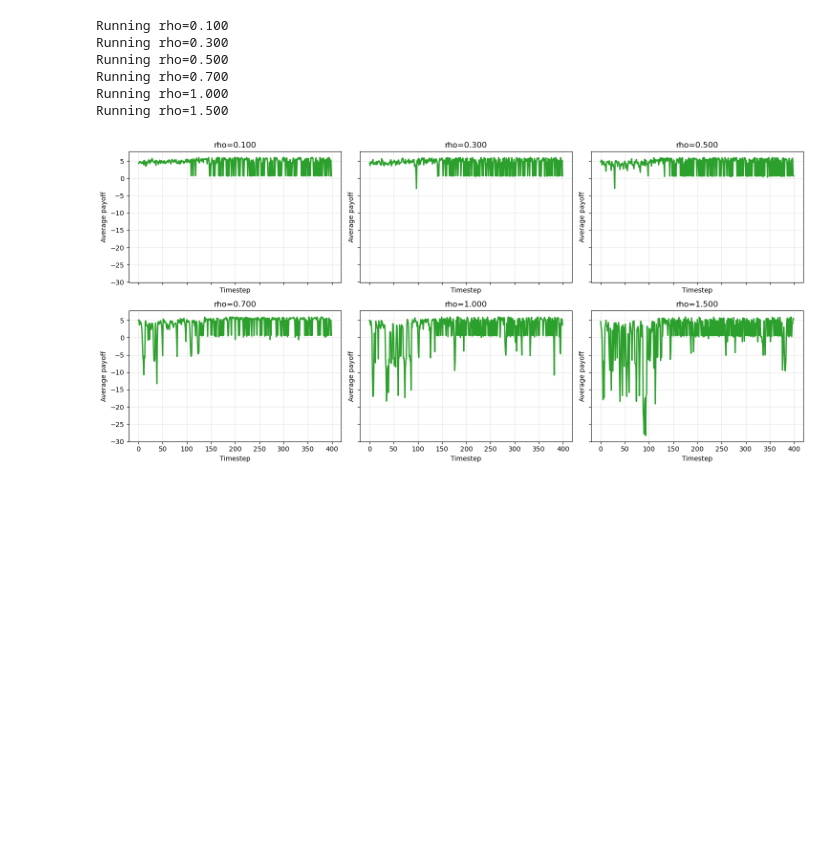
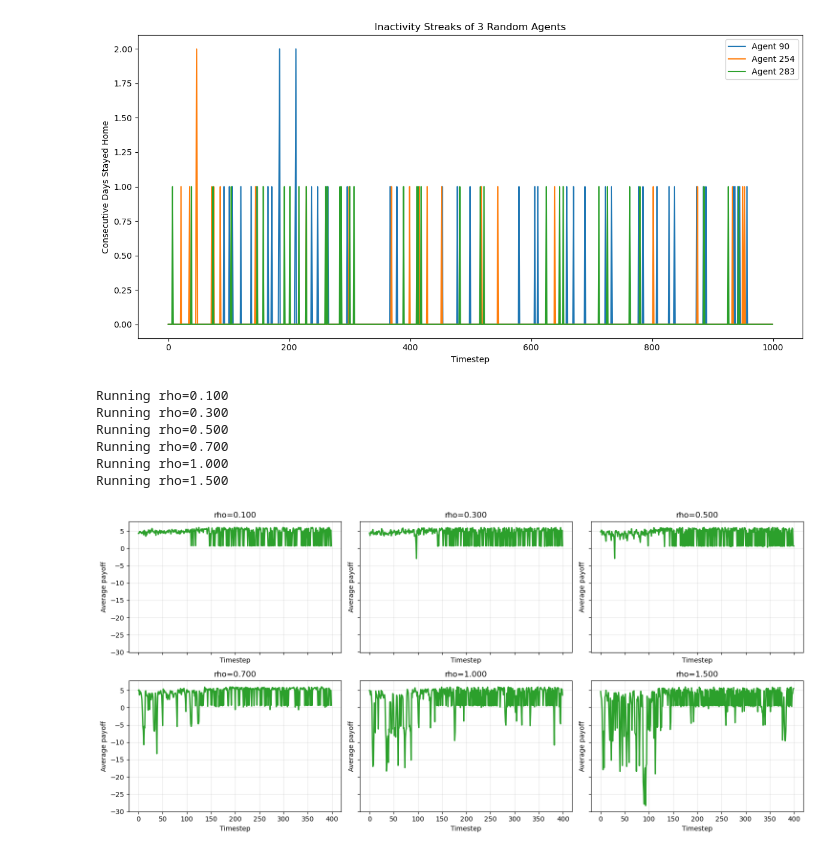
Before and after one commit to DragonsAreFuckingCool/discrete-probability-multi-agent-reinforcement-learning, a Jupyter notebook: IndividualPunishment.ipynb, the cells around one changed output. Cells and saved outputs as stored; diff of their text form; code cells hidden in the pictures; blank space fills up the shorter version.

```diff
--- a/IndividualPunishment.ipynb
+++ b/IndividualPunishment.ipynb
@@ -347,3 +360,49 @@ plt.show()
+# %%
+def plot_inactivity_streaks(chosen_history, n_agents=3, seed=0):
+    """
+    Plots inactivity streaks (consecutive days of staying home)
+    for n randomly chosen agents.
+
+    Parameters:
+    - actions_history: array of shape (T, N), entries in {0,1}
+    - n_agents: number of agents to plot streaks for
+    - seed: random seed for agent selection
+    """
+
+    np.random.seed(seed)
+    T, N = chosen_history.shape
+
+    # Choose random agents
+    chosen_agents = np.random.choice(N, size=n_agents, replace=False)
+
+    # Compute streaks
+    streaks = np.zeros((T, n_agents), dtype=int)
+
+    for idx, agent in enumerate(chosen_agents):
+        streak = 0
+        for t in range(T):
+            if chosen_history[t, agent] == 0:
+                streak += 1
+            else:
+                streak = 0
+            streaks[t, idx] = streak
+
+    # Plot
+    plt.figure(figsize=(12, 6))
+    for i in range(n_agents):
+        plt.plot(streaks[:, i], label=f"Agent {chosen_agents[i]}")
+
+    plt.xlabel("Timestep")
+    plt.ylabel("Consecutive Days Stayed Home")
+    plt.title(f"Inactivity Streaks of {n_agents} Random Agents")
+    plt.legend()
+    plt.tight_layout()
+    plt.show()
+
+# Example usage:
+plot_inactivity_streaks(res["chosen_history"], n_agents=3)
+# %% [output]
+[figure, added]
 # %%
 def compare_parameter(param_name, values, plot_func, base_kwargs, ncols=3):
     """
```
Also changed, not shown: parts of 4 cells of this notebook, 1 other file.
